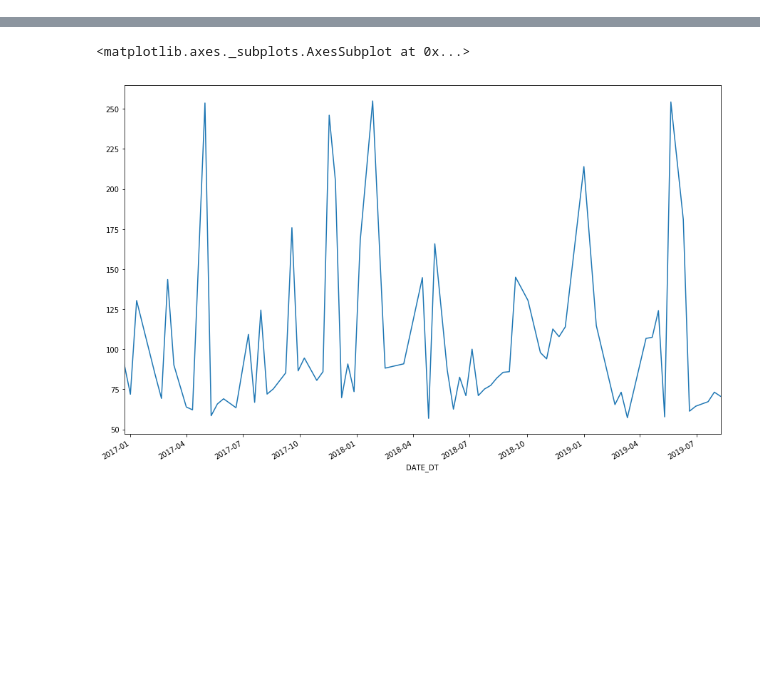
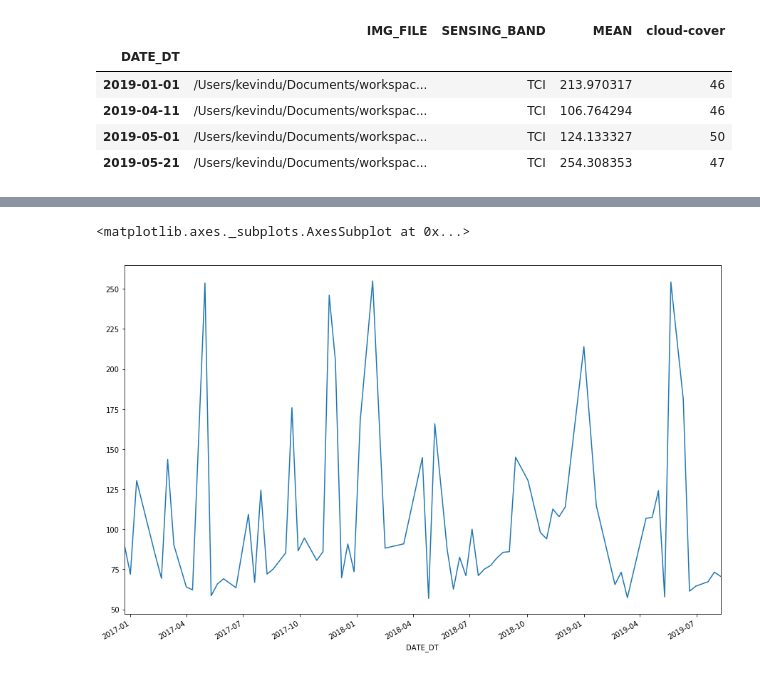
Before and after one commit to xiaochuan-du/mel-datathon-data, a Jupyter notebook: notebooks/EDA.ipynb, the cells around one changed output, grey strips where cells are left out. Cells and saved outputs as stored; diff of their text form; code cells hidden in the pictures; blank space fills up the shorter version.

```diff
--- a/notebooks/EDA.ipynb
+++ b/notebooks/EDA.ipynb
@@ -67,0 +101,9 @@ eda_imags = eda_imags.assign(
+# %%
+eda_imags[eda_imags['cloud-cover'] >45]
+# %% [output]
+|  | IMG_FILE | SENSING_BAND | MEAN | cloud-cover |
+| DATE_DT |  |  |  |  |
+| 2019-01-01 | /Users/kevindu/Documents/workspac... | TCI | 213.970317 | 46 |
+| 2019-04-11 | /Users/kevindu/Documents/workspac... | TCI | 106.764294 | 46 |
+| 2019-05-01 | /Users/kevindu/Documents/workspac... | TCI | 124.133327 | 50 |
+| 2019-05-21 | /Users/kevindu/Documents/workspac... | TCI | 254.308353 | 47 |
```
Also changed, not shown: parts of 16 cells of this notebook.
